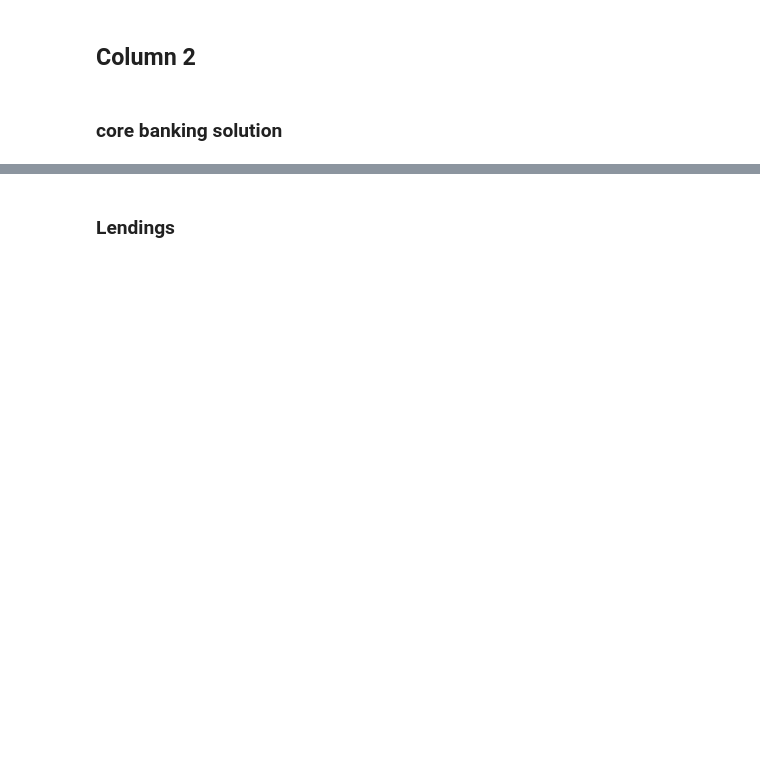
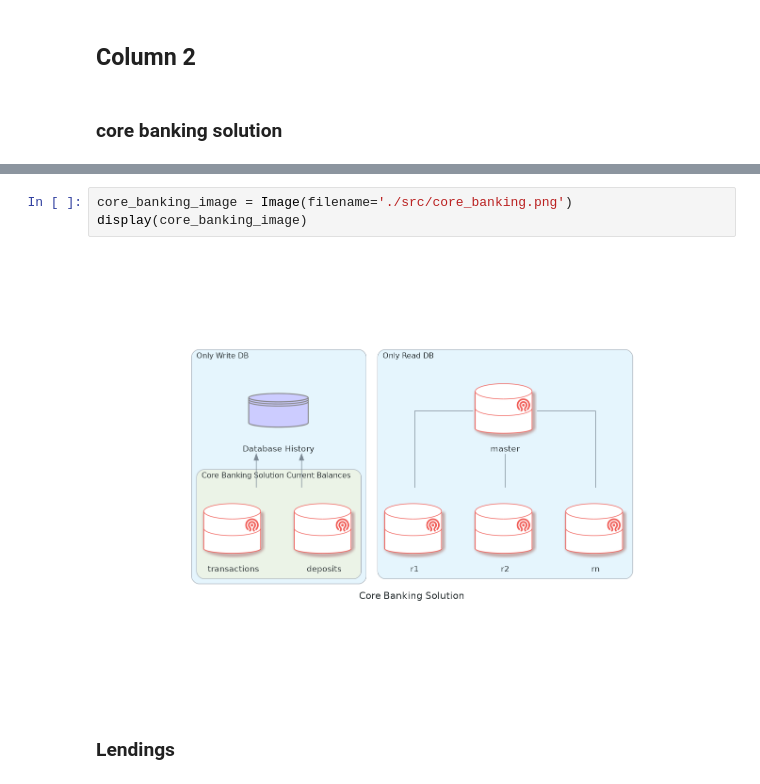
Before and after one commit to kamil1marczak/fintech_arch, a Jupyter notebook: notebooks/new_index.ipynb, the cells around one changed output, grey strips where cells are left out. Cells and saved outputs as stored; diff of their text form; blank space fills up the shorter version.

```diff
--- a/notebooks/new_index.ipynb
+++ b/notebooks/new_index.ipynb
@@ -598,3 +264,8 @@ display(d_cbs)
+# %%
+core_banking_image = Image(filename='./src/core_banking.png')
+display(core_banking_image)
+# %% [output]
+[figure, added]
 # %% [markdown]
 ### Lendings
 # %%
```
Also changed, not shown: parts of 19 cells of this notebook, 11 other files.
